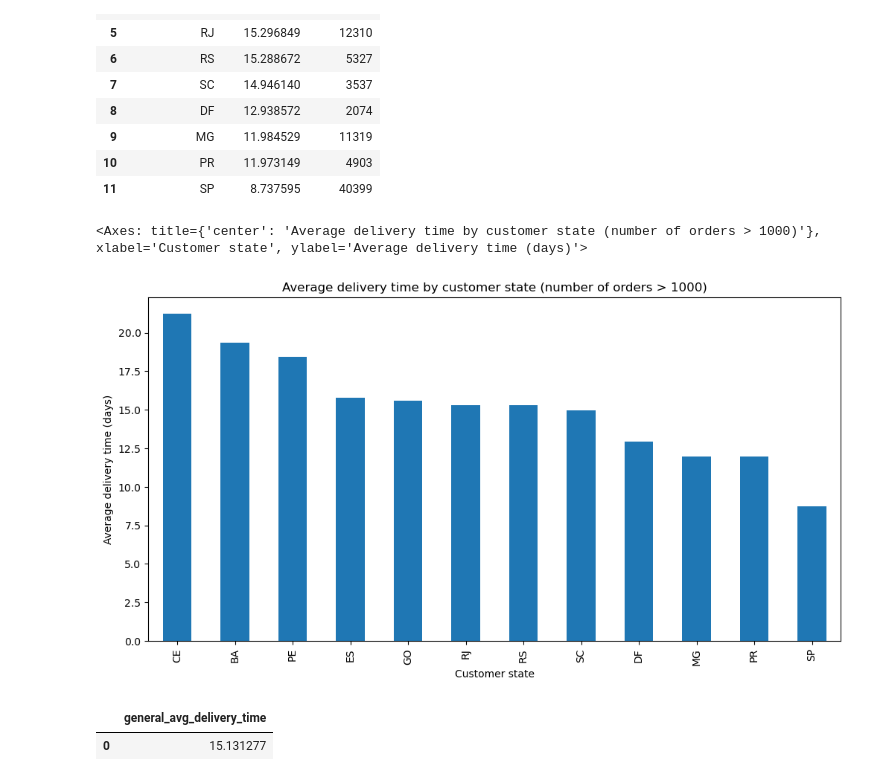
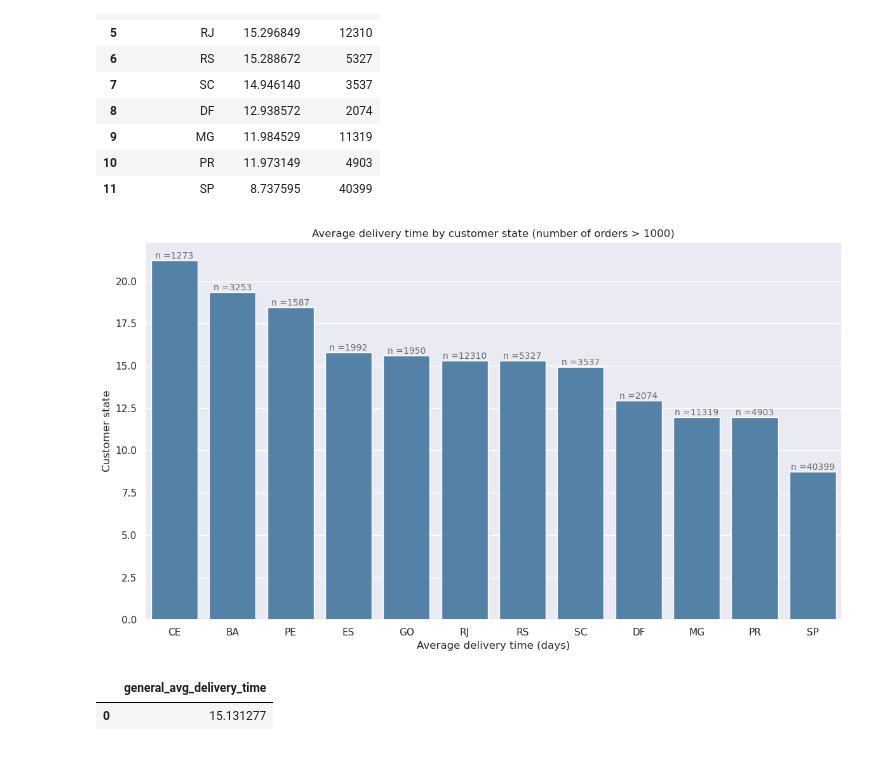
Before and after one commit to PedroAraigiH/olist-sql-analysis, a Jupyter notebook: analysis.ipynb, the cells around one changed output. Cells and saved outputs as stored; diff of their text form; code cells hidden in the pictures.

```diff
--- a/analysis.ipynb
+++ b/analysis.ipynb
@@ -369,4 +369,10 @@ run(f"SELECT SUM(price) AS revenue FROM orders o JOIN order_items i ON o.order_i
 # %% [output]
 |  | revenue |
 | 0 | 13179777.95 |
+# %%
+import seaborn as sns
+import matplotlib.pyplot as plt
+import matplotlib.ticker as mtick
+
+sns.set_theme(style="darkgrid", context="notebook")
 # %%
@@ -640,21 +753,49 @@ run(f"SELECT customer_state, AVG(julianday(order_delivered_customer_date) - juli
 | 10 | PR | 11.973149 | 4903 |
 | 11 | SP | 8.737595 | 40399 |
 # %%
-df = run(f"SELECT customer_state, AVG(julianday(order_delivered_customer_date) - julianday(order_purchase_timestamp)) AS delivery_time, COUNT(o.order_id) AS nbr_orders FROM orders o JOIN customers c ON o.customer_id = c.customer_id WHERE {SCOPE} AND order_purchase_timestamp IS NOT NULL GROUP BY customer_state HAVING nbr_orders >1000 ORDER BY delivery_time DESC")
-ax = df.plot(
-    x="customer_state",
-    y="delivery_time",
-    kind="bar",
-    title="Average delivery time by customer state (number of orders > 1000)",
-    xlabel="Customer state",
-    ylabel="Average delivery time (days)",
-    legend=False,
-    figsize=(12, 6)
+df = run(f"""
+    SELECT customer_state,
+        AVG(julianday(order_delivered_customer_date) - julianday(order_purchase_timestamp)) AS delivery_time,
+        COUNT(o.order_id) AS nbr_orders
+    FROM orders o
+    JOIN customers c ON o.customer_id = c.customer_id
+    WHERE {SCOPE}
+        AND order_purchase_timestamp IS NOT NULL
+    GROUP BY customer_state
+    HAVING nbr_orders >1000
+    ORDER BY delivery_time DESC
+""")
+
+plt.figure(figsize=(12, 7))
+ax = sns.barplot(
+    data=df,
+    x= "customer_state",
+    y= "delivery_time",
+    color="steelblue"
 )
-ax.figure.savefig("images/Avg_delivery_time_vs_state.png")
+
+for i, (_, row) in enumerate(df.iterrows()):
+    ax.text(
+        i,
+        row["delivery_time"],
+        f'n ={row["nbr_orders"]}',
+        ha='center',
+        va='bottom',
+        fontsize=10,
+        color='dimgray'
+    )
+
+ax.set(
+    title='Average delivery time by customer state (number of orders > 1000)',
+    xlabel="Average delivery time (days)",
+    ylabel="Customer state"
+)
+
+plt.tight_layout()
+plt.savefig("images/Avg_delivery_time_vs_state.png", dpi=300, bbox_inches="tight")
+plt.show()
 # %% [output]
-<Axes: title={'center': 'Average delivery time by customer state (number of orders > 1000)'}, xlabel='Customer state', ylabel='Average delivery time (days)'>
-[figure, old version]
+[figure, new version]
 # %%
 run(f"SELECT AVG(delivery_time) AS general_avg_delivery_time FROM (SELECT customer_state, AVG(julianday(order_delivered_customer_date) - julianday(order_purchase_timestamp)) AS delivery_time, COUNT(o.order_id) AS nbr_orders FROM orders o JOIN customers c ON o.customer_id = c.customer_id WHERE {SCOPE} AND order_purchase_timestamp IS NOT NULL GROUP BY customer_state HAVING nbr_orders >1000 ORDER BY delivery_time DESC);")
 # %% [output]
```
Also changed, not shown: parts of 9 cells of this notebook, 9 other files.
